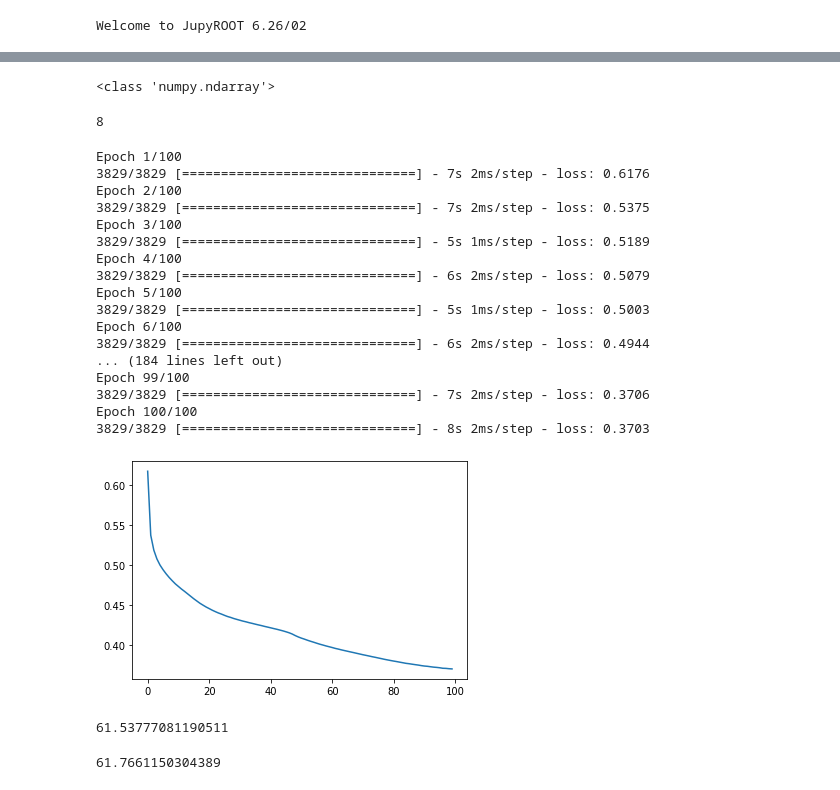
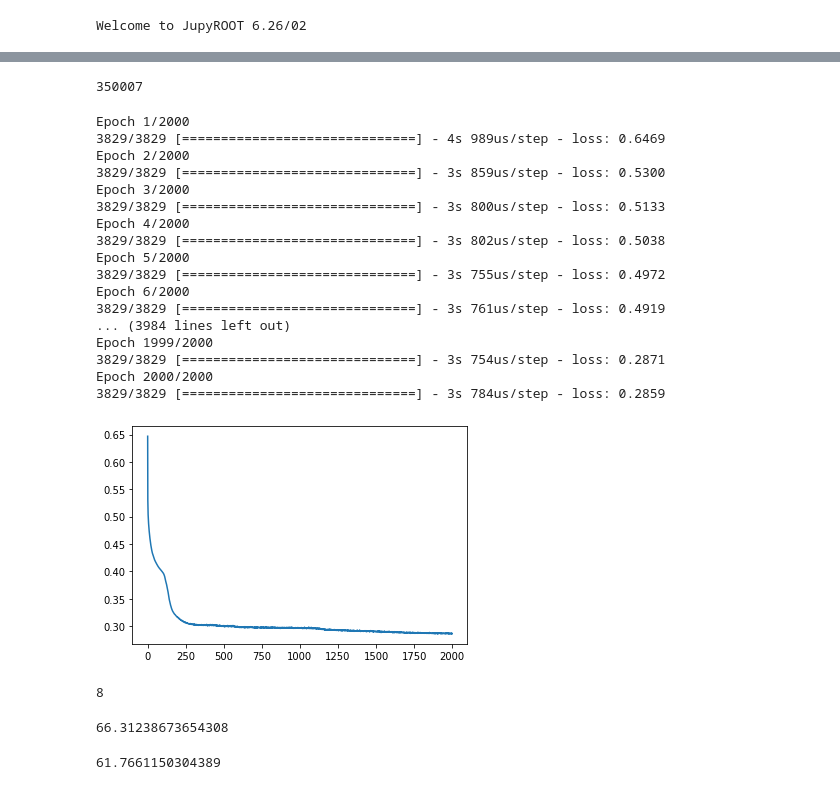
Before and after one commit to dan-bernard/Higgs, a Jupyter notebook: Higgs_nonprocessed.ipynb, the cells around one changed output, grey strips where cells are left out. Cells and saved outputs as stored; diff of their text form; code cells hidden in the pictures.

Commit message:
2000 epochs

```diff
--- a/Higgs_nonprocessed.ipynb
+++ b/Higgs_nonprocessed.ipynb
@@ -103,11 +96,7 @@ np.savetxt('data.csv', dataset, delimiter=',')
-# %%
-print(type(dataset))
-# %% [output]
-<class 'numpy.ndarray'>
 # %%
-len(dataset[0,:-7])
+len(dataset)
 # %% [output]
-8
+350007
 # %%
 def createmodel():
     ilayer = layers.Dense(units = 7, input_dim = len(dataset[0,:-4]), activation="relu")
@@ -126,49 +115,53 @@ def createmodel():
 # %%
 ''' Building the NN '''
 
 tf.keras.backend.clear_session()
 
 fraction = 0.35
 point = int(len(dataset)*fraction)
 
 xtrain = dataset[:point,:-4]
 ytrain = dataset[:point,-4:]
 
 xtest  = dataset[point:,:-4]
 ytest  = dataset[point:,-4:]
 
 model2 = createmodel()
 
 #saving the model
 modelfolder = '/Users/dan-ioanbultoc/Desktop/EE/training/'
 
 os.path.dirname(modelfolder)
 modelsaver = tf.keras.callbacks.ModelCheckpoint(filepath = modelfolder, save_weights_only = True)
 
 ''' Training the NN '''
 
-history = model2.fit(x = xtrain, y=ytrain, epochs=100, verbose = True, callbacks = [modelsaver])
+history = model2.fit(x = xtrain, y=ytrain, epochs=2000, verbose = True, callbacks = [modelsaver])
 plt.plot(history.history["loss"])
 plt.show()
 # %% [output]
-Epoch 1/100
-3829/3829 [==============================] - 7s 2ms/step - loss: 0.6176
-Epoch 2/100
-3829/3829 [==============================] - 7s 2ms/step - loss: 0.5375
-Epoch 3/100
-3829/3829 [==============================] - 5s 1ms/step - loss: 0.5189
-Epoch 4/100
-3829/3829 [==============================] - 6s 2ms/step - loss: 0.5079
-Epoch 5/100
-3829/3829 [==============================] - 5s 1ms/step - loss: 0.5003
-Epoch 6/100
-3829/3829 [==============================] - 6s 2ms/step - loss: 0.4944
-... (184 lines left out)
-Epoch 99/100
-3829/3829 [==============================] - 7s 2ms/step - loss: 0.3706
-Epoch 100/100
-3829/3829 [==============================] - 8s 2ms/step - loss: 0.3703
+Epoch 1/2000
+3829/3829 [==============================] - 4s 989us/step - loss: 0.6469
+Epoch 2/2000
+3829/3829 [==============================] - 3s 859us/step - loss: 0.5300
+Epoch 3/2000
+3829/3829 [==============================] - 3s 800us/step - loss: 0.5133
+Epoch 4/2000
+3829/3829 [==============================] - 3s 802us/step - loss: 0.5038
+Epoch 5/2000
+3829/3829 [==============================] - 3s 755us/step - loss: 0.4972
+Epoch 6/2000
+3829/3829 [==============================] - 3s 761us/step - loss: 0.4919
+... (3984 lines left out)
+Epoch 1999/2000
+3829/3829 [==============================] - 3s 754us/step - loss: 0.2871
+Epoch 2000/2000
+3829/3829 [==============================] - 3s 784us/step - loss: 0.2859
-[figure, old version]
+[figure, new version]
+# %%
+len(dataset[0,:-4])
+# %% [output]
+8
 # %%
 def process(prediction):#converts from % prediction to [0,0,1,0]
     for i in range(len(prediction)):
@@ -199,7 +192,7 @@ print(analyzemodel(model2, xtrain, ytrain))
 
 #print(ytrain[:50,:])
 # %% [output]
-61.53777081190511
+66.31238673654308
 # %%
 print(analyzemodel(model2, xtest, ytest))
 # %% [output]
```
Also changed, not shown: parts of 4 cells of this notebook, 2 other files.
